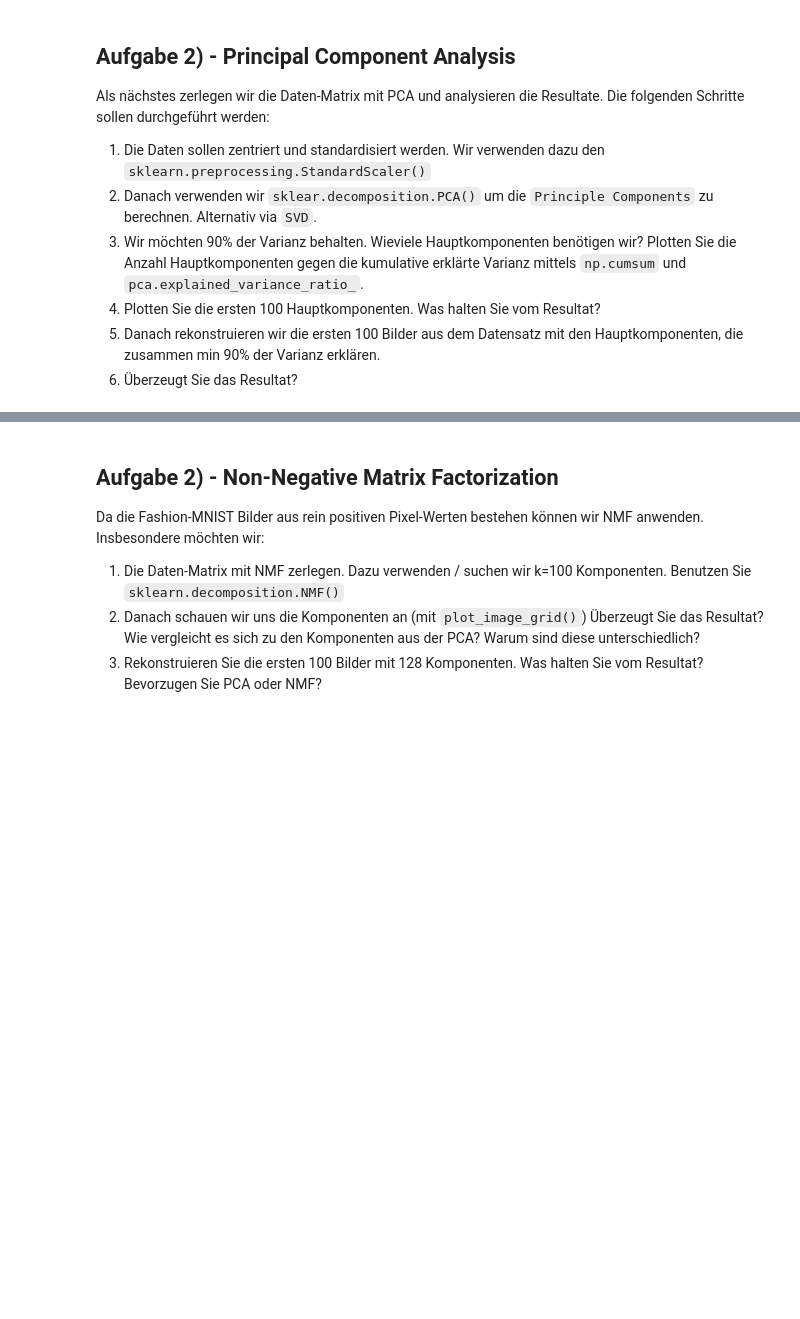
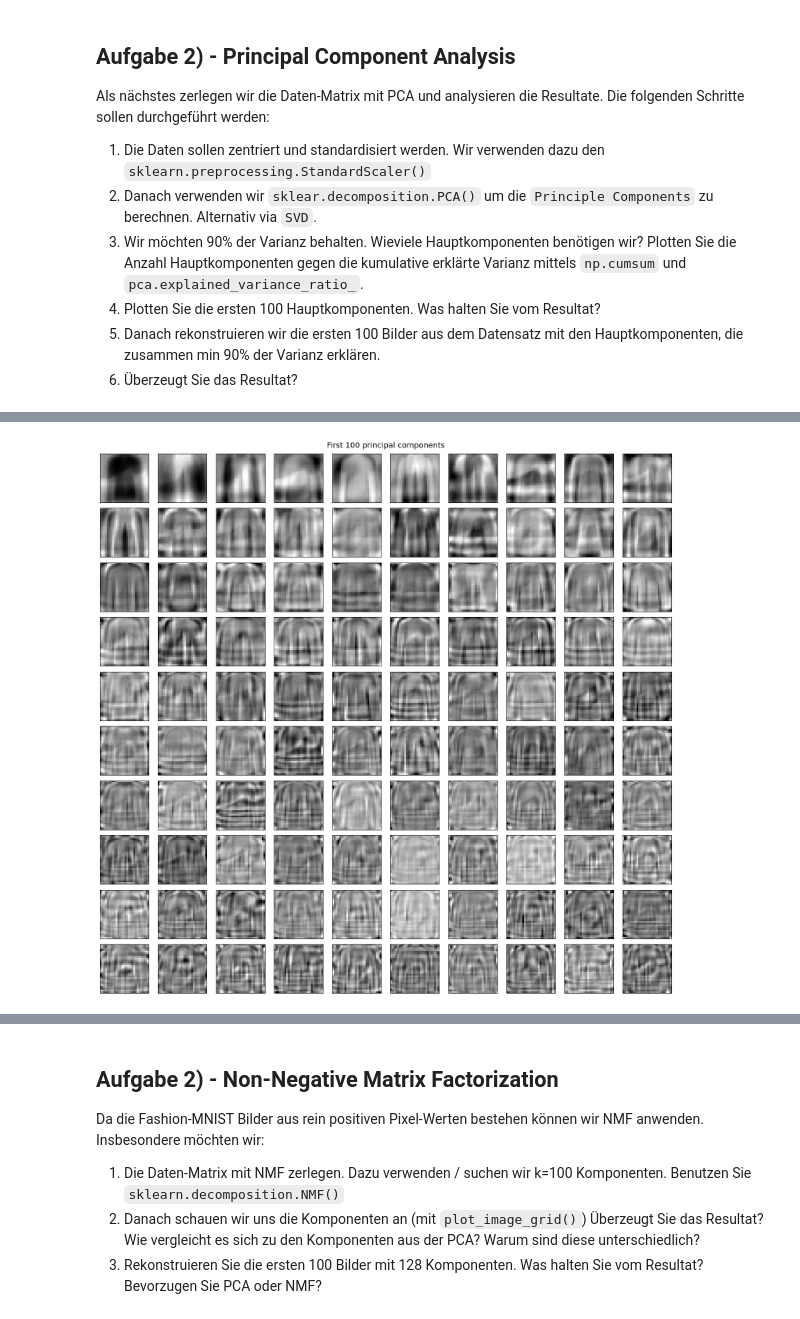
Before and after one commit to gasserandreas/Jupyter-lab-fhnw, a Jupyter notebook: 09_Machine Learning/day3/exercise/dimensionality_reduction/dimensionality_reduction.ipynb, the cells around one changed output, grey strips where cells are left out. Drawn from its saved outputs; the diff is of its cells as text; code cells hidden in the pictures; blank space fills up the shorter version.

```diff
--- a/09_Machine Learning/day3/exercise/dimensionality_reduction/dimensionality_reduction.ipynb
+++ b/09_Machine Learning/day3/exercise/dimensionality_reduction/dimensionality_reduction.ipynb
@@ -110,0 +141,5 @@ Als nächstes zerlegen wir die Daten-Matrix mit PCA und analysieren die Resultat
+# %%
+# 4 plot first 100 principal components
+plot_image_grid(model.named_steps['pca'].components_[:100], title='First 100 principal components')
+# %% [output]
+[figure, added]
```
Also changed, not shown: parts of 16 cells of this notebook, 2 other files.
